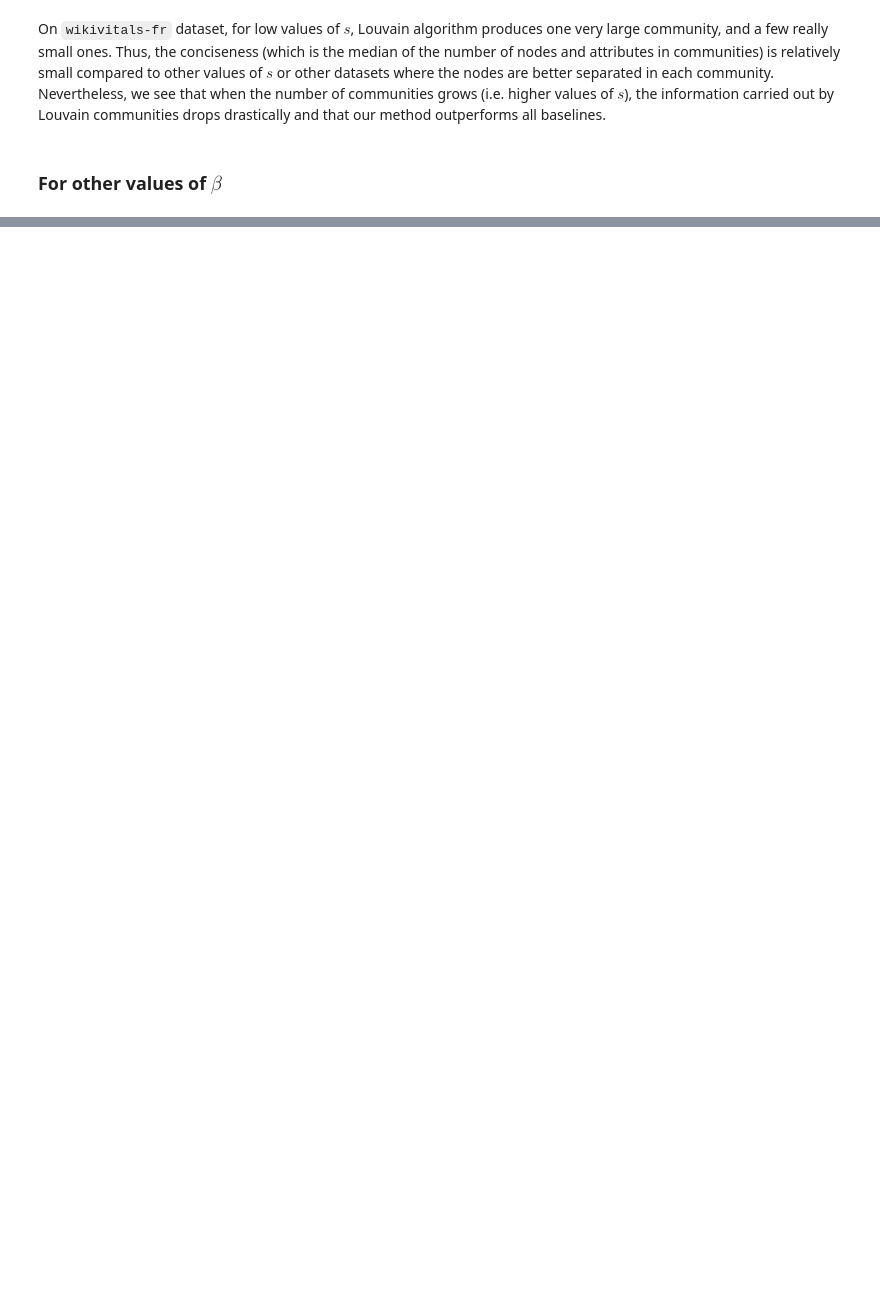
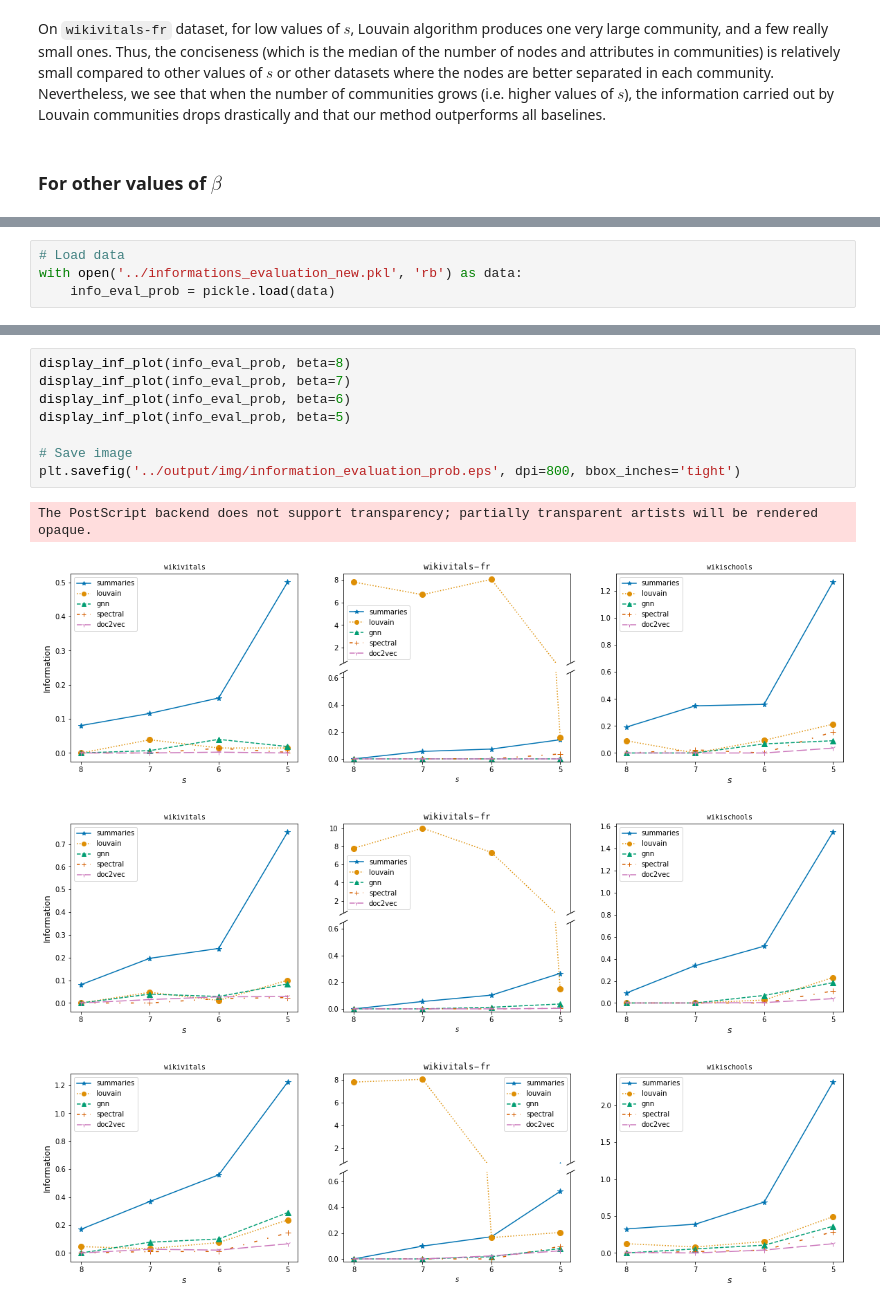
Before and after one commit to Co-MEG/CoMEG, a Jupyter notebook: notebooks/pattern_analysis_2.ipynb, the cells around one changed output, grey strips where cells are left out. Cells and saved outputs as stored; diff of their text form; blank space fills up the shorter version.

```diff
--- a/notebooks/pattern_analysis_2.ipynb
+++ b/notebooks/pattern_analysis_2.ipynb
@@ -447,0 +469,4 @@ display_inf_plot(info_eval, beta=8)
+# %%
+# Load data
+with open('../informations_evaluation_new.pkl', 'rb') as data:
+    info_eval_prob = pickle.load(data)
@@ -447,0 +531,13 @@ display_inf_plot(info_eval, beta=8)
+# %%
+display_inf_plot(info_eval_prob, beta=8)
+display_inf_plot(info_eval_prob, beta=7)
+display_inf_plot(info_eval_prob, beta=6)
+display_inf_plot(info_eval_prob, beta=5)
+
+# Save image
+plt.savefig('../output/img/information_evaluation_prob.eps', dpi=800, bbox_inches='tight')
+# %% [output]
+The PostScript backend does not support transparency; partially transparent artists will be rendered opaque.
+[figure, added]
+[figure, added]
+[figure, added]
```
Also changed, not shown: parts of 13 cells of this notebook, 2 other files.
